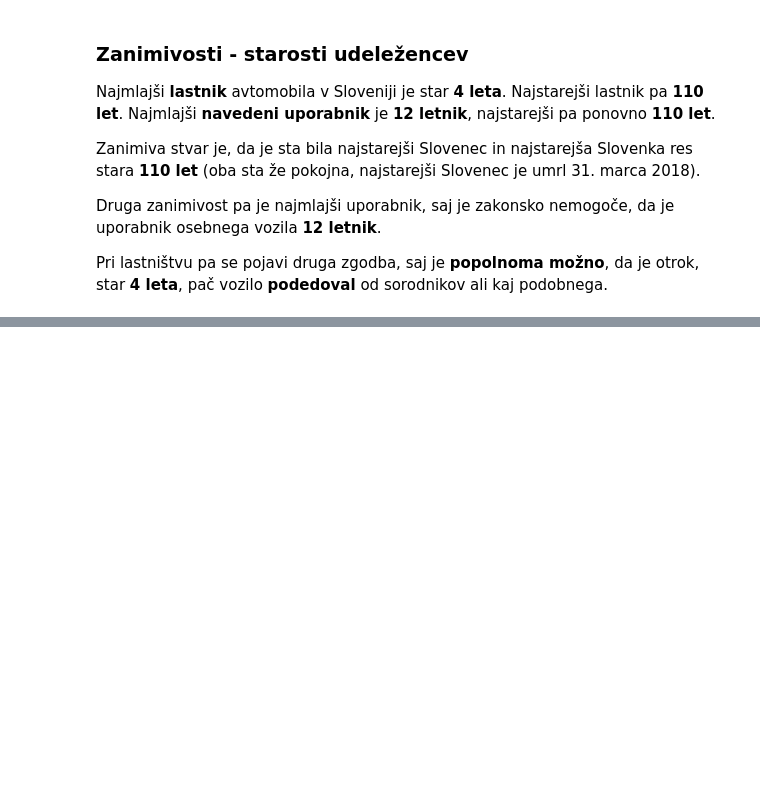
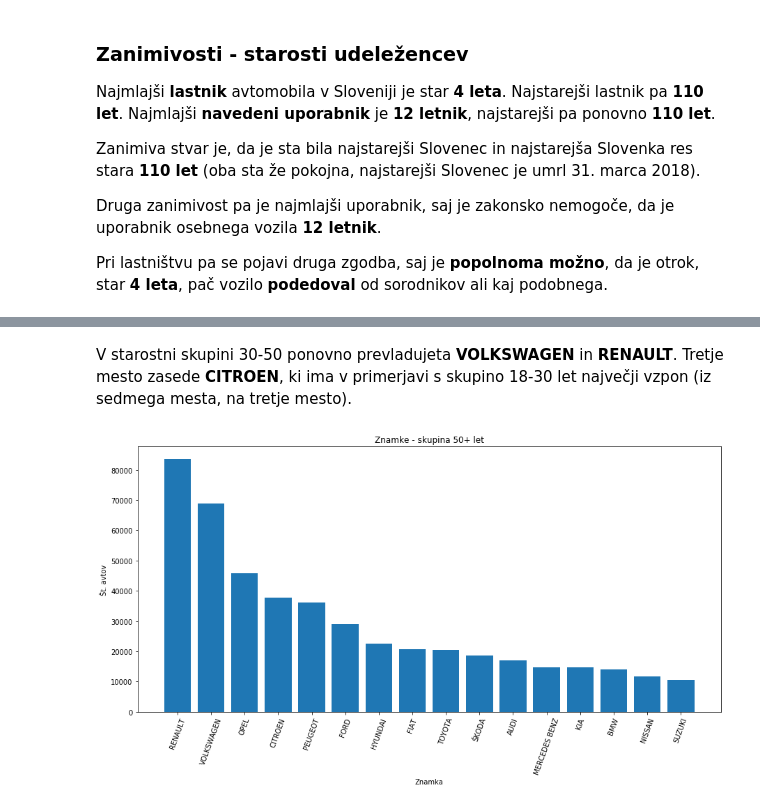
Before and after one commit to AttackVectorDelta/PR19NAJL, a Jupyter notebook: Poročilo.ipynb, the cells around one changed output, grey strips where cells are left out. Cells and saved outputs as stored; diff of their text form; code cells hidden in the pictures; blank space fills up the shorter version.

```diff
--- a/Poročilo.ipynb
+++ b/Poročilo.ipynb
@@ -344,0 +390,14 @@ Pri lastništvu pa se pojavi druga zgodba, saj je **popolnoma možno**, da je ot
+# %% [markdown]
+V starostni skupini 30-50 ponovno prevladujeta **VOLKSWAGEN** in **RENAULT**. Tretje mesto zasede **CITROEN**, ki ima v primerjavi s skupino 18-30 let največji vzpon (iz sedmega mesta, na tretje mesto).
+# %%
+index = np.arange(len(starosti50P))
+
+plt.figure(figsize=(15,7))
+plt.bar(index, starosti50P)
+plt.xlabel('Znamka', fontsize=10)
+plt.ylabel('Št. avtov', fontsize=10)
+plt.xticks(index, starosti50PLabels, fontsize=10, rotation=70)
+plt.title('Znamke - skupina 50+ let')
+plt.show()
+# %% [output]
+[figure, added]
```
Also changed, not shown: parts of 17 cells of this notebook, 1 other file.
